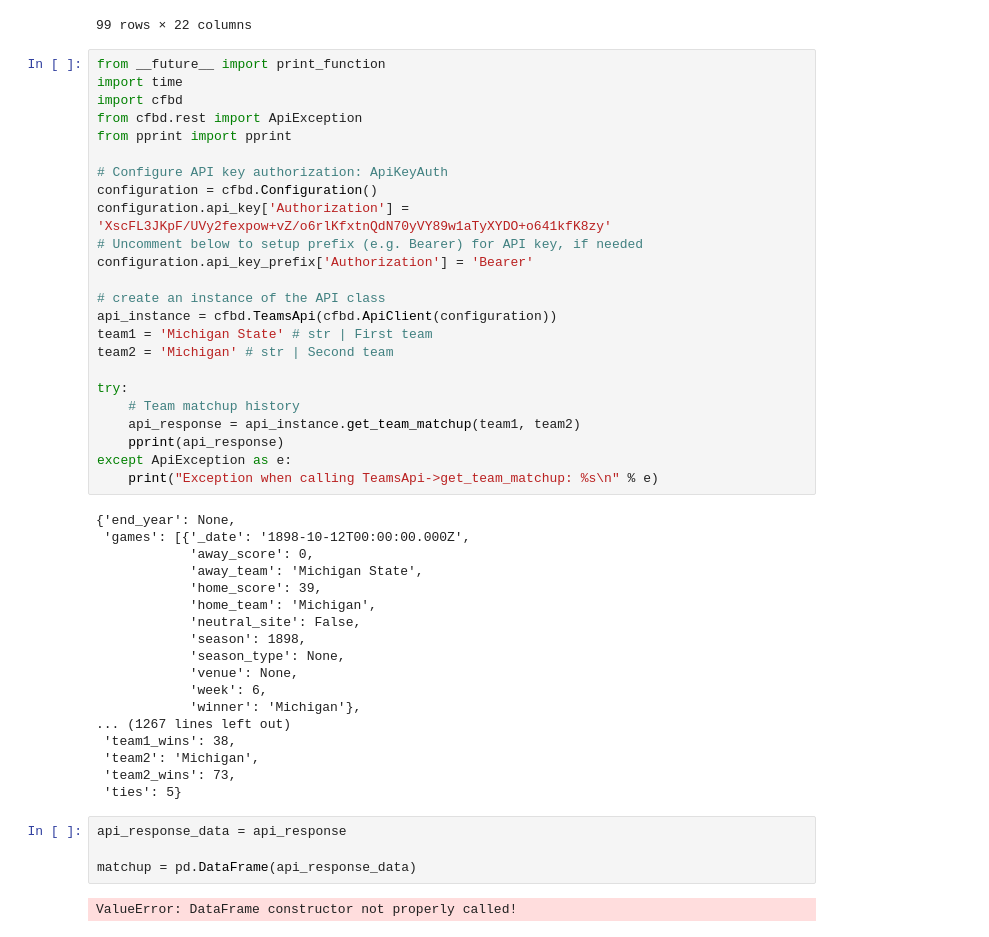
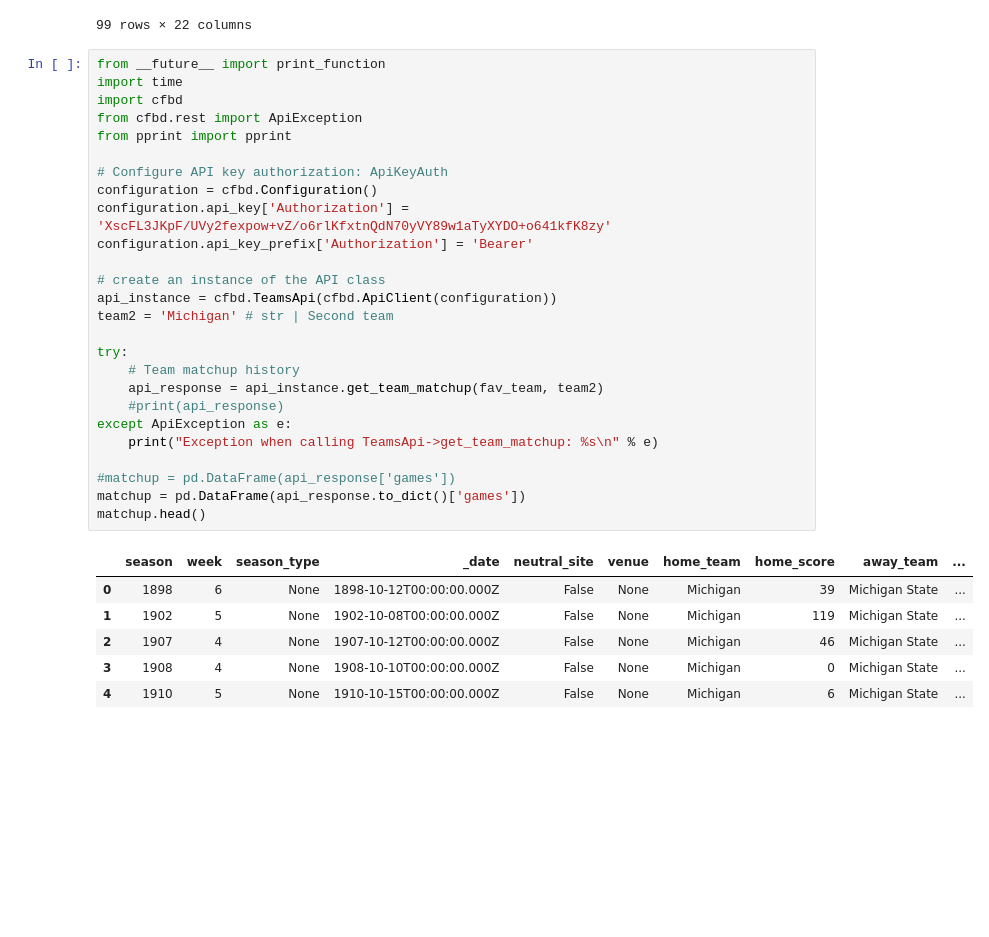
Before and after one commit to ADoroh2122/Capstone-Project, a Jupyter notebook: src/test.ipynb, the cells around one changed output. Saved outputs shown, nothing was run; the diff lists cells and outputs as text; blank space fills up the shorter version.

```diff
--- a/src/test.ipynb
+++ b/src/test.ipynb
@@ -207,48 +207,33 @@ df
 # %%
 from __future__ import print_function
 import time
 import cfbd
 from cfbd.rest import ApiException
 from pprint import pprint
 
 # Configure API key authorization: ApiKeyAuth
 configuration = cfbd.Configuration()
 configuration.api_key['Authorization'] = 'XscFL3JKpF/UVy2fexpow+vZ/o6rlKfxtnQdN70yVY89w1aTyXYDO+o641kfK8zy'
-# Uncomment below to setup prefix (e.g. Bearer) for API key, if needed
 configuration.api_key_prefix['Authorization'] = 'Bearer'
 
 # create an instance of the API class
 api_instance = cfbd.TeamsApi(cfbd.ApiClient(configuration))
-team1 = 'Michigan State' # str | First team
 team2 = 'Michigan' # str | Second team
 
 try:
     # Team matchup history
-    api_response = api_instance.get_team_matchup(team1, team2)
-    pprint(api_response)
+    api_response = api_instance.get_team_matchup(fav_team, team2)
+    #print(api_response)
 except ApiException as e:
     print("Exception when calling TeamsApi->get_team_matchup: %s\n" % e)
+
+#matchup = pd.DataFrame(api_response['games'])
+matchup = pd.DataFrame(api_response.to_dict()['games'])
+matchup.head()
 # %% [output]
-{'end_year': None,
- 'games': [{'_date': '1898-10-12T00:00:00.000Z',
-            'away_score': 0,
-            'away_team': 'Michigan State',
-            'home_score': 39,
-            'home_team': 'Michigan',
-            'neutral_site': False,
-            'season': 1898,
-            'season_type': None,
-            'venue': None,
-            'week': 6,
-            'winner': 'Michigan'},
-... (1267 lines left out)
- 'team1_wins': 38,
- 'team2': 'Michigan',
- 'team2_wins': 73,
- 'ties': 5}
+|  | season | week | season_type | _date | neutral_site | venue | home_team | home_score | away_team | ... |
+| 0 | 1898 | 6 | None | 1898-10-12T00:00:00.000Z | False | None | Michigan | 39 | Michigan State | ... |
+| 1 | 1902 | 5 | None | 1902-10-08T00:00:00.000Z | False | None | Michigan | 119 | Michigan State | ... |
+| 2 | 1907 | 4 | None | 1907-10-12T00:00:00.000Z | False | None | Michigan | 46 | Michigan State | ... |
+| 3 | 1908 | 4 | None | 1908-10-10T00:00:00.000Z | False | None | Michigan | 0 | Michigan State | ... |
+| 4 | 1910 | 5 | None | 1910-10-15T00:00:00.000Z | False | None | Michigan | 6 | Michigan State | ... |
-# %%
-api_response_data = api_response
-
-matchup = pd.DataFrame(api_response_data)
-# %% [output]
-ValueError: DataFrame constructor not properly called!
```
Also changed, not shown: 2 other files.
